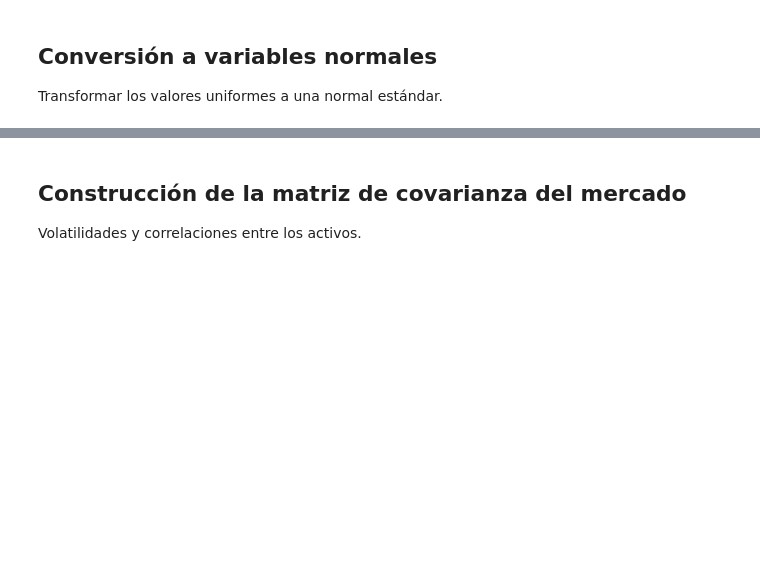
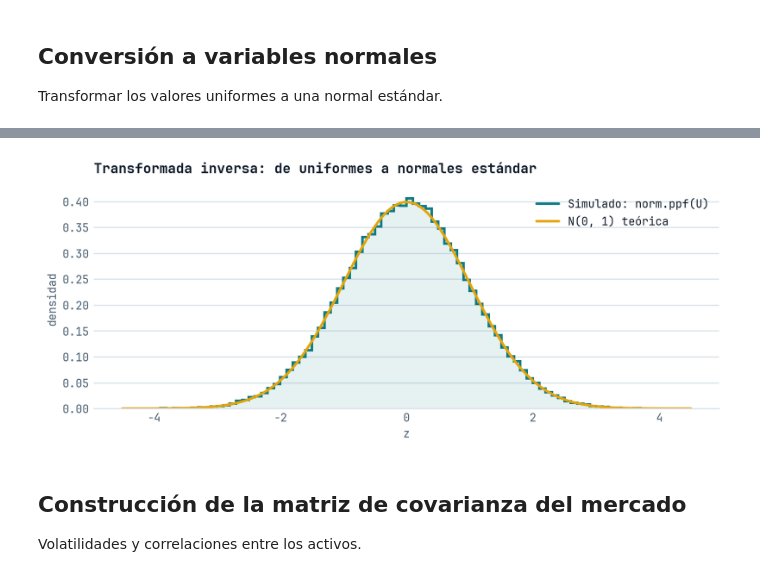
Before and after one commit to josgarciave/montecarlo-bomba-atomica-finanzas, a Jupyter notebook: notebooks/01_var.ipynb, the cells around one changed output, grey strips where cells are left out. Drawn from its saved outputs; the diff is of its cells as text; code cells hidden in the pictures; blank space fills up the shorter version.

```diff
--- a/notebooks/01_var.ipynb
+++ b/notebooks/01_var.ipynb
@@ -21,3 +109,22 @@ Secuencias pseudoaleatorias entre 0 y 1 generadas por un algoritmo.
 ## Conversión a variables normales
 
 Transformar los valores uniformes a una normal estándar.
+# %%
+# Transformada inversa: si U ~ U(0, 1), entonces Φ⁻¹(U) ~ N(0, 1)
+Z = stats.norm.ppf(U)
+
+# Prueba de Kolmogorov-Smirnov contra la normal estándar
+ks = stats.kstest(Z[:, 0], "norm")
+pd.DataFrame(
+    {
+        "simulado": [
+            Z.mean(),
+            Z.std(),
+            stats.skew(Z[:, 0]),
+            stats.kurtosis(Z[:, 0]),
+            ks.pvalue,
+        ],
+        "teórico": [0, 1, 0, 0, None],
+    },
+    index=["media", "desv. estándar", "asimetría", "curtosis (exceso)", "p-valor KS"],
+).round(4)
@@ -24,3 +138,7 @@ Transformar los valores uniformes a una normal estándar.
+# %%
+graficas.normales(Z[:, 0])
+# %% [output]
+[figure, added]
 # %% [markdown]
 ## Construcción de la matriz de covarianza del mercado
 
```
Also changed, not shown: parts of 16 cells of this notebook, 9 other files.
